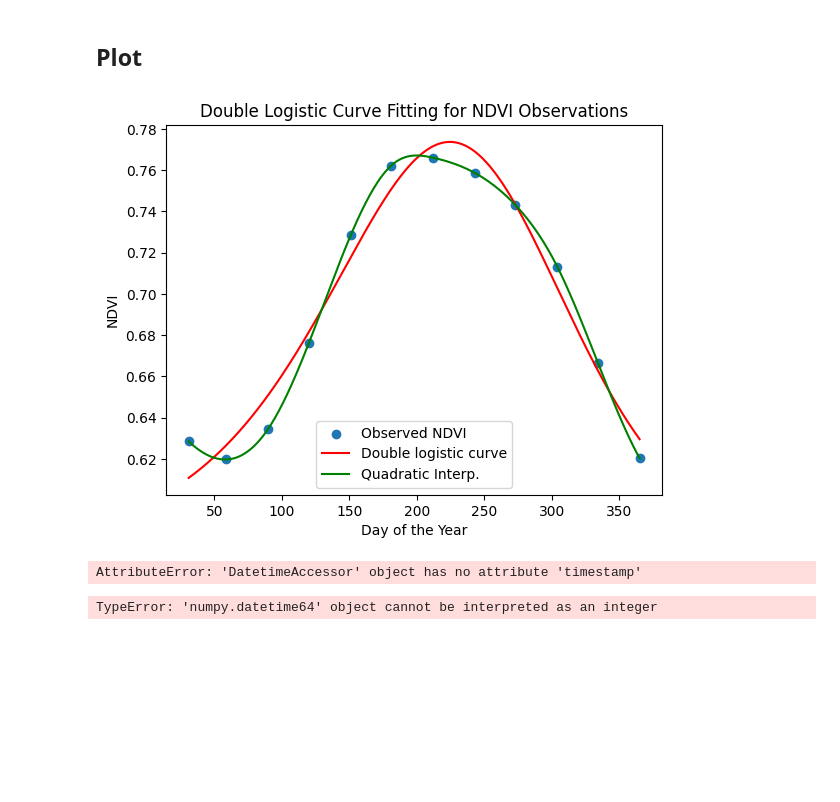
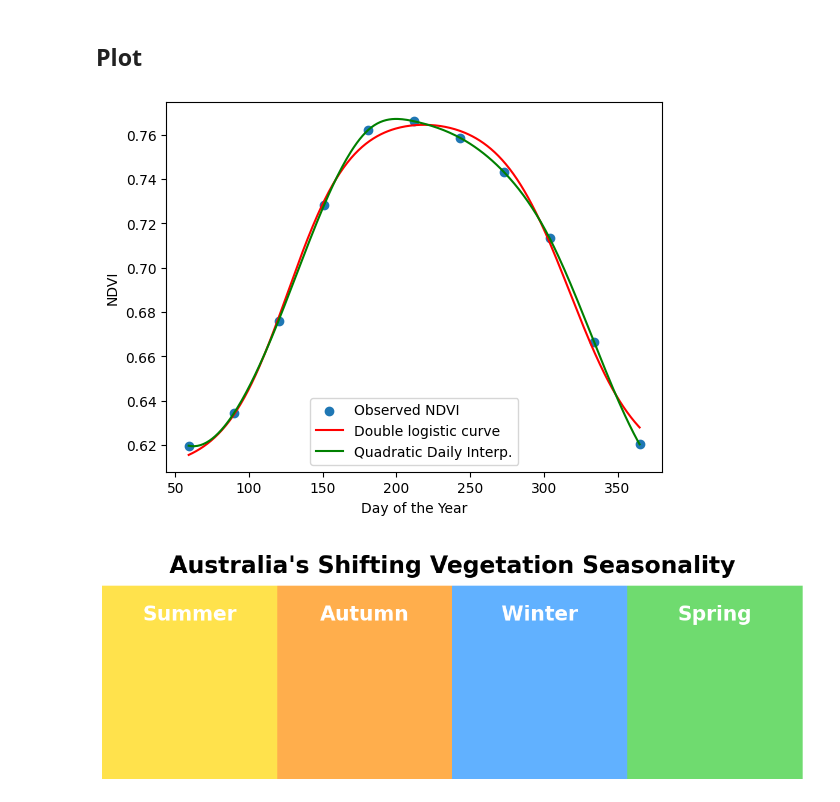
Before and after one commit to cbur24/Aus_phenology, a Jupyter notebook: notebooks/X_Test_curve_fitting.ipynb, the cells around one changed output. Saved outputs shown, nothing was run; the diff lists cells and outputs as text; code cells hidden in the pictures; blank space fills up the shorter version.

```diff
--- a/notebooks/X_Test_curve_fitting.ipynb
+++ b/notebooks/X_Test_curve_fitting.ipynb
@@ -143,6 +125,6 @@ l
 # %%
 k = 'Jarrah-Karri forest and shrublands'
-ndvi_cycle = results[k].sel(time='2002').resample(time='1M').mean()
+ndvi_cycle = results[k].sel(time=slice('2002-02', '2002-12')).resample(time='ME').mean()
 # %% [markdown]
 ## Fit curves
 # %%
@@ -164,15 +146,11 @@ quad = ndvi_cycle.dropna(dim='time', how='all').resample(time='1D').interpolate(
 # %%
 plt.scatter(doys, values, label='Observed NDVI')
 plt.plot(t_fit*365, ndvi_fit, label='Double logistic curve', color='red')
-plt.plot(quad.time.dt.dayofyear, quad.values, label='Quadratic Interp.', color='green')
+plt.plot(quad.time.dt.dayofyear, quad.values, label='Quadratic Daily Interp.', color='green')
 plt.xlabel('Day of the Year')
 plt.ylabel('NDVI')
 plt.legend()
-plt.title('Double Logistic Curve Fitting for NDVI Observations')
+# plt.title('Double Logistic Curve Fitting for NDVI Observations')
 plt.show()
 # %% [output]
-[figure, old version]
+[figure, new version]
-# %%
-results[k].time.dt.timestamp
-# %% [output]
-AttributeError: 'DatetimeAccessor' object has no attribute 'timestamp'
@@ -183,4 +157,27 @@ import datetime
-# %%
-datetime.datetime(results[k].time[0].values)
-# %% [output]
-TypeError: 'numpy.datetime64' object cannot be interpreted as an integer
+# %%
+import matplotlib.pyplot as plt
+import matplotlib.patches as patches
+import matplotlib.font_manager as fm
+
+# Define the seasons and colors
+seasons = ['Summer', 'Autumn', 'Winter', 'Spring']
+colors = ['#FFD700', '#FF8C00', '#1E90FF', '#32CD32']  # Gold, DarkOrange, DodgerBlue, LimeGreen
+
+# Create a figure and a single subplot
+fig, ax = plt.subplots(figsize=(15, 5))
+
+# Add colored rectangles for each season
+for i, (season, color) in enumerate(zip(seasons, colors)):
+    rect = patches.Rectangle((i * 3.75, 0), 3.75, 5, linewidth=1, edgecolor='none', facecolor=color, alpha=0.7)
+    ax.add_patch(rect)
+    ax.text(i * 3.75 + 1.875, 4.5, season, ha='center', va='top', fontsize=24, fontweight='bold', color='white')
+
+# Add a title
+ax.text(7.5, 5.2, "Australia's Shifting Vegetation Seasonality", ha='center', va='bottom', fontsize=28, fontweight='bold')
+
+# Remove axes
+ax.set_xlim(0, 15)
+ax.set_ylim(0, 6)
+ax.axis('off');
+# %% [output]
+[figure, added]
```
Also changed, not shown: parts of 5 cells of this notebook, 6 other files.
